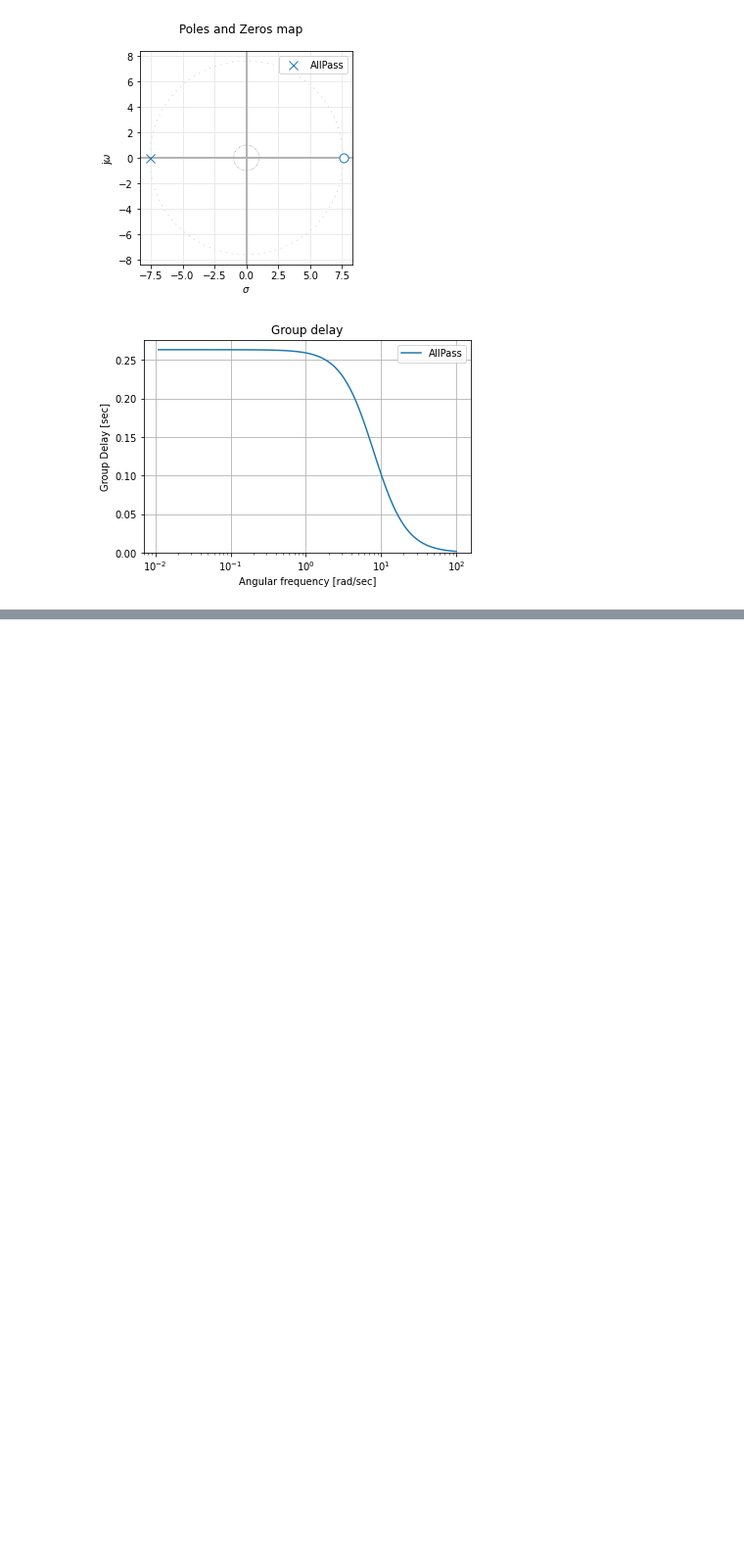
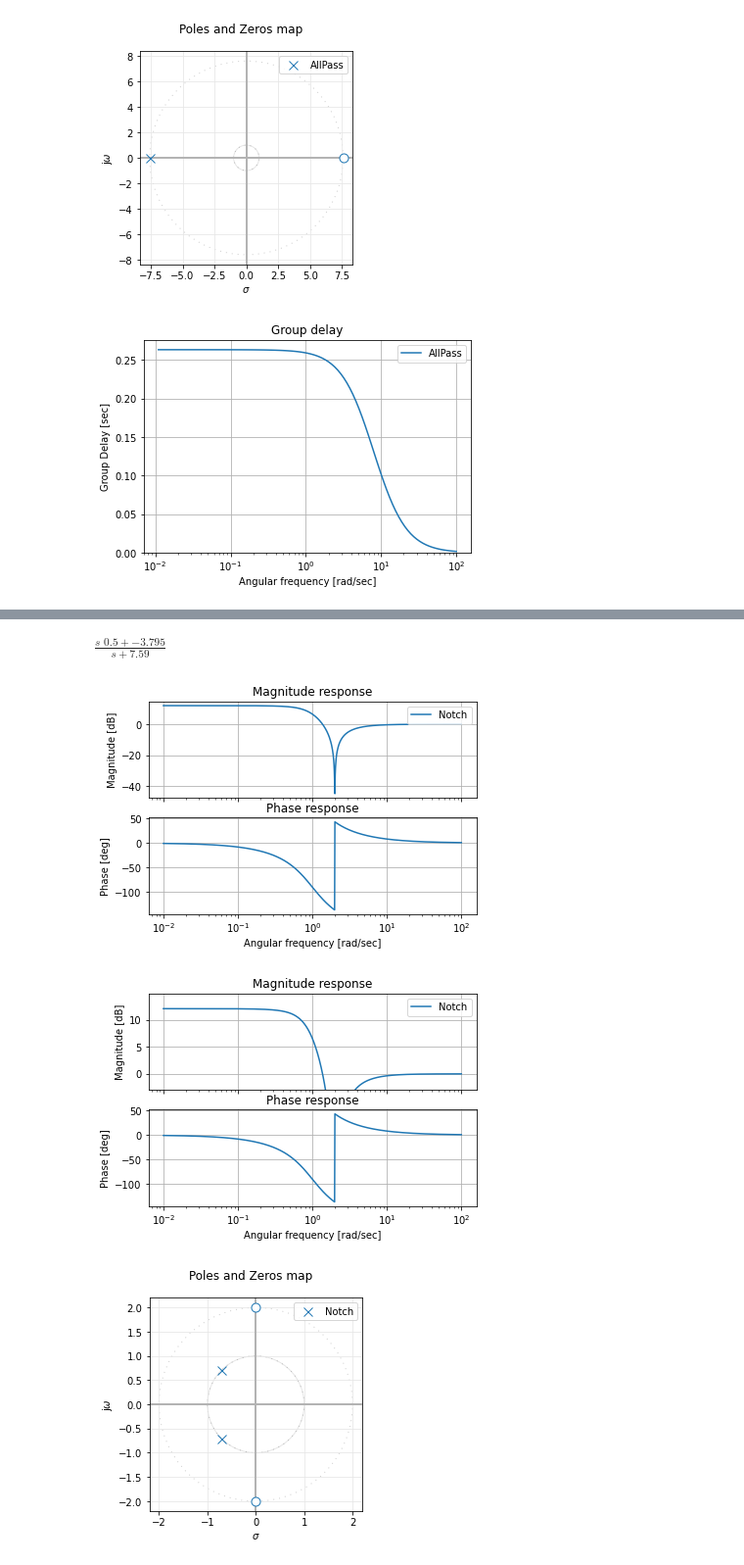
Before and after one commit to TobiasBp99/UTN-TCII, a Jupyter notebook: Tareas-Semanales/TrabajoSemanal4/TrabajoSemanal4.ipynb, the cells around one changed output, grey strips where cells are left out. Shown at 98% size. Cells and saved outputs as stored; diff of their text form; code cells hidden in the pictures; blank space fills up the shorter version.

```diff
--- a/Tareas-Semanales/TrabajoSemanal4/TrabajoSemanal4.ipynb
+++ b/Tareas-Semanales/TrabajoSemanal4/TrabajoSemanal4.ipynb
@@ -217,20 +110,0 @@ Lógicamente obtenemos **_3 (tres) polos ubicados en una elipse_**. Vamos a corr
-# %%
-alfa_max = 0.5 # dB
-alfa_min = 16 # dB
-omega_p = 1 # norm omega
-omega_s = 2.65 # norm omega
-aprox_name = 'Chebyshev1' # equiripple banda de paso
-force_order = -1
-
-if force_order > 0:
-    this_order = force_order
-else:
-    this_order, _ = sig.cheb1ord(omega_p, omega_s, alfa_max, alfa_min, analog=True)
-
-    z,p,k = sig.cheb1ap(this_order, alfa_max)
-
-this_lti = sig.ZerosPolesGain(z, p, k).to_tf()
-
-pretty_print_lti(this_lti)
-
-analyze_sys( [this_lti], [aprox_name ])
@@ -419,0 +167,19 @@ Nuevamente vemos que la respuesta con las **_bobinas activadas es equivalente a
+# %%
+#n1 = [ 1 , np.sqrt(2)/2 , 1 ]
+n2 = [ 1 , 0 , 4]
+
+p = [ 1 , np.sqrt(2) , 1]
+k = 1
+
+#tf_be   = sig.TransferFunction(n1,p)
+tf_n    = sig.TransferFunction(n2,p)
+pretty_print_lti(this_lti)
+
+#analyze_sys( [tf_be], ["BE" ])
+
+analyze_sys( [tf_n], ["Notch" ])
+# %% [output]
+$\displaystyle \frac{s \,\, 0.5 + -3.795 }{s + 7.59 }$
+[figure, added]
+[figure, added]
+[figure, added]
```
Also changed, not shown: parts of 22 cells of this notebook, 4 other files.
